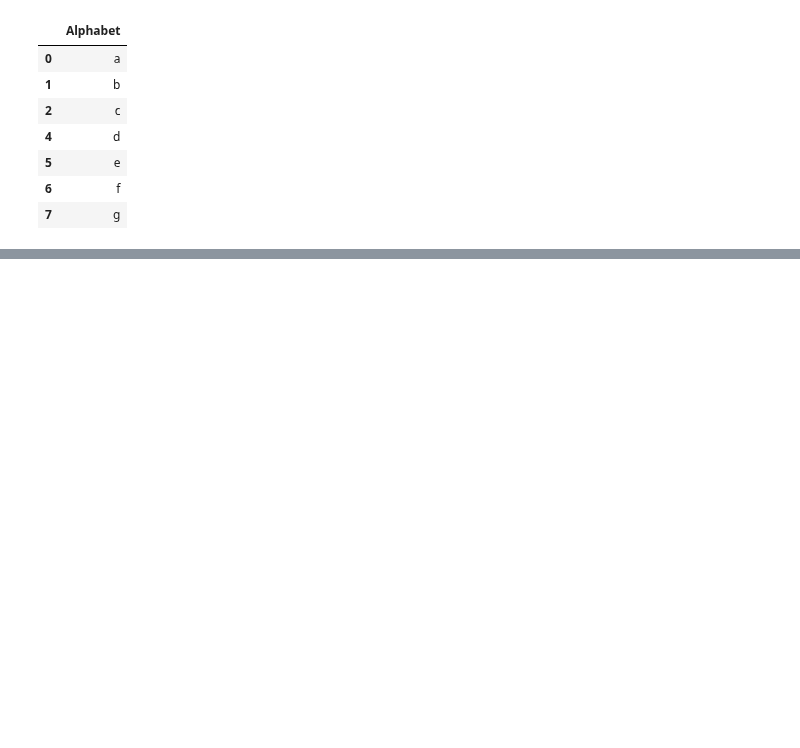
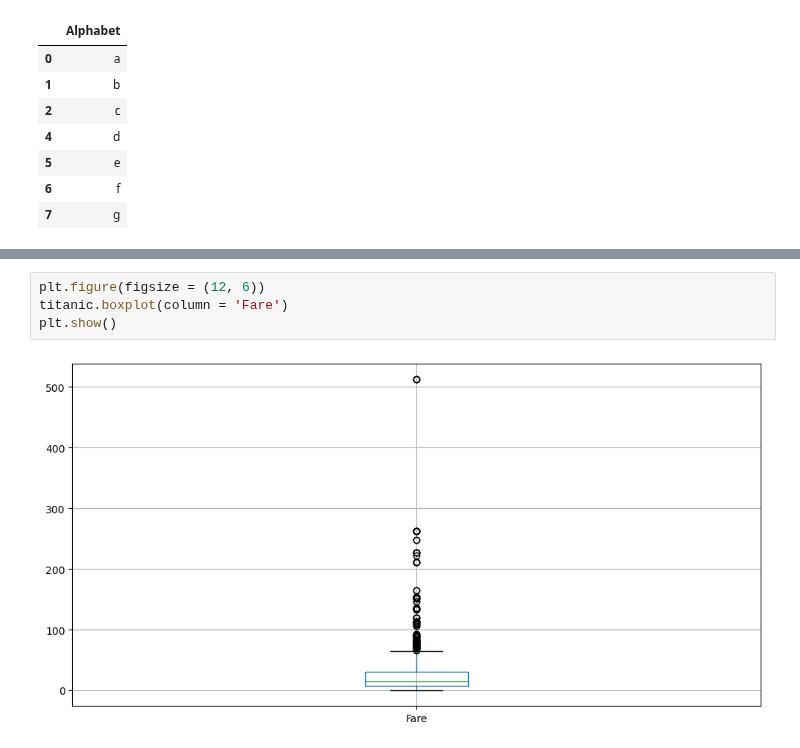
Before and after one commit to alchemistbg/udemy-the-complete-pandas-bootcamp, a Jupyter notebook: Section-13/Cleaning_Data.ipynb, the cells around one changed output, grey strips where cells are left out. Cells and saved outputs as stored; diff of their text form; blank space fills up the shorter version.

```diff
--- a/Section-13/Cleaning_Data.ipynb
+++ b/Section-13/Cleaning_Data.ipynb
@@ -1488,0 +1606,6 @@ alphabet
+# %%
+plt.figure(figsize = (12, 6))
+titanic.boxplot(column = 'Fare')
+plt.show()
+# %% [output]
+[figure, added]
```
Also changed, not shown: parts of 59 cells of this notebook, 2 other files.
